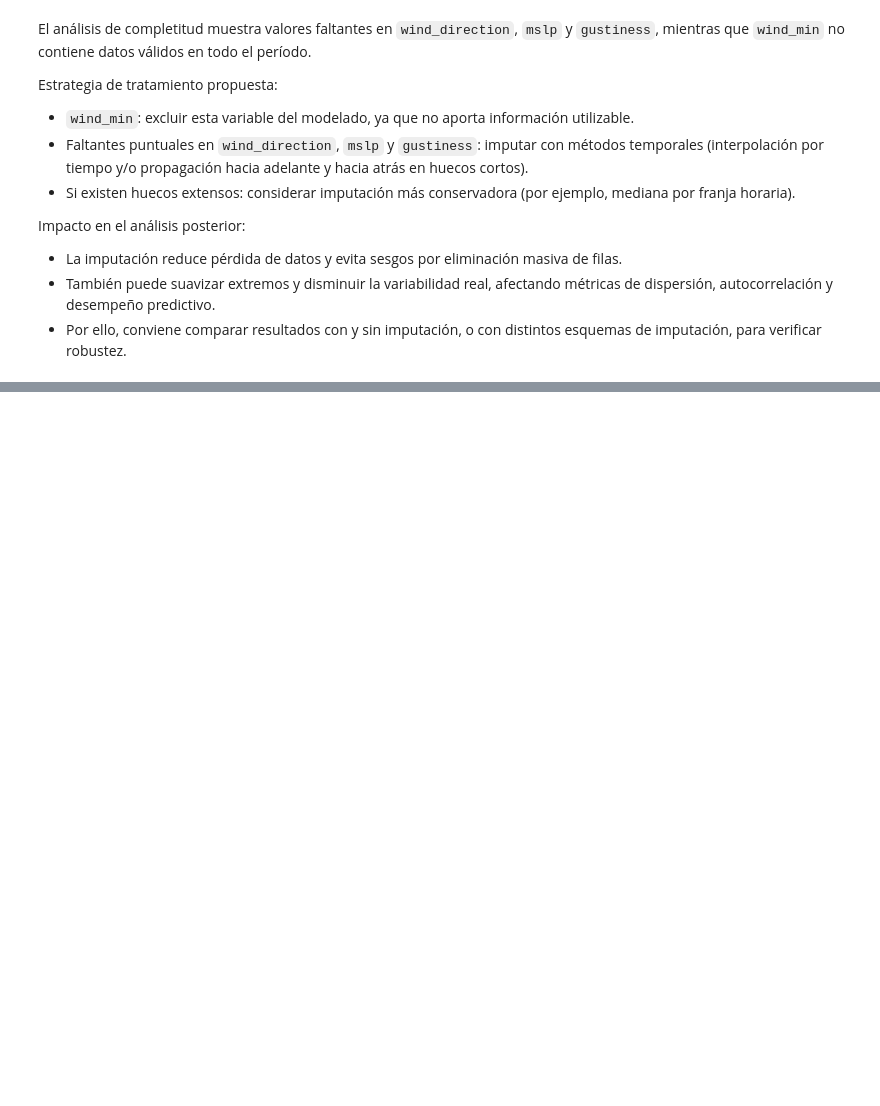
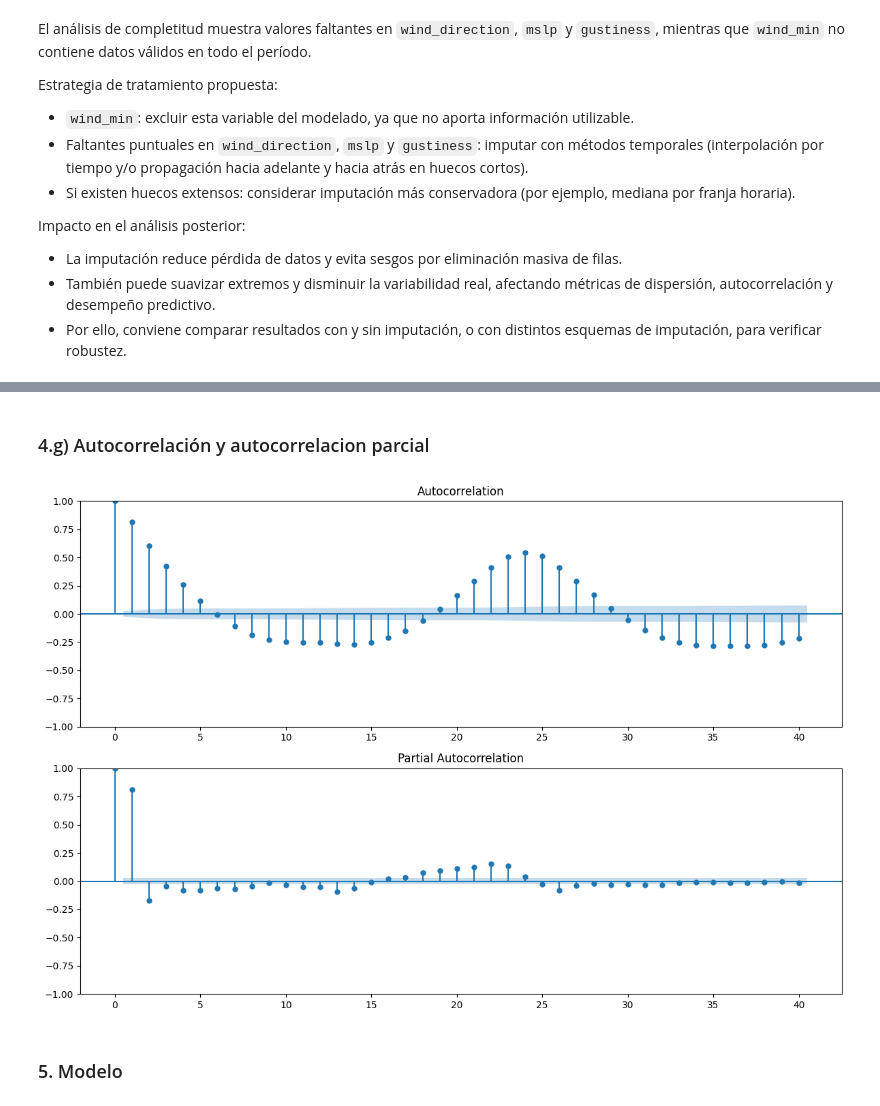
Before and after one commit to MarcosACH/potrerillos-wind-forecast, a Jupyter notebook: src/entregable_1.ipynb, the cells around one changed output, grey strips where cells are left out. Drawn from its saved outputs; the diff is of its cells as text; code cells hidden in the pictures; blank space fills up the shorter version.

```diff
--- a/src/entregable_1.ipynb
+++ b/src/entregable_1.ipynb
@@ -119,0 +165,14 @@ Impacto en el análisis posterior:
+# %% [markdown]
+### 4.g) Autocorrelación y autocorrelacion parcial
+# %%
+from statsmodels.graphics.tsaplots import plot_acf, plot_pacf
+import matplotlib.pyplot as plt
+
+fig, ax = plt.subplots(2, 1, figsize=(12, 8))
+plot_acf(df["wind_avg"].dropna(), lags=40, ax=ax[0])
+plot_pacf(df["wind_avg"].dropna(), lags=40, ax=ax[1])
+plt.tight_layout()
+# %% [output]
+[figure, added]
+# %% [markdown]
+### 5. Modelo
```
Also changed, not shown: parts of 13 cells of this notebook.
